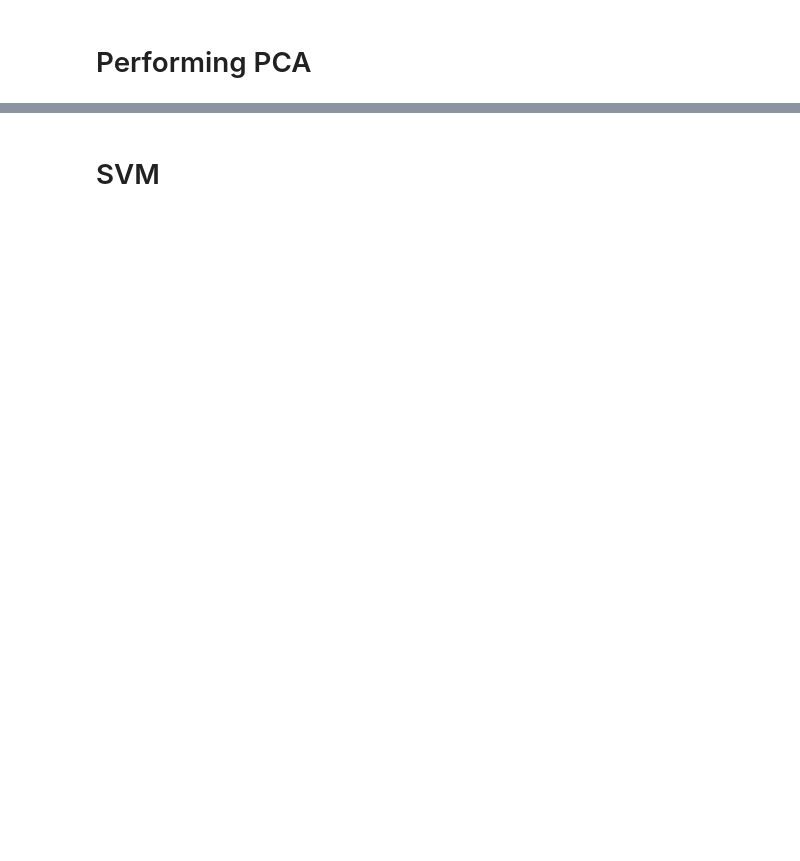
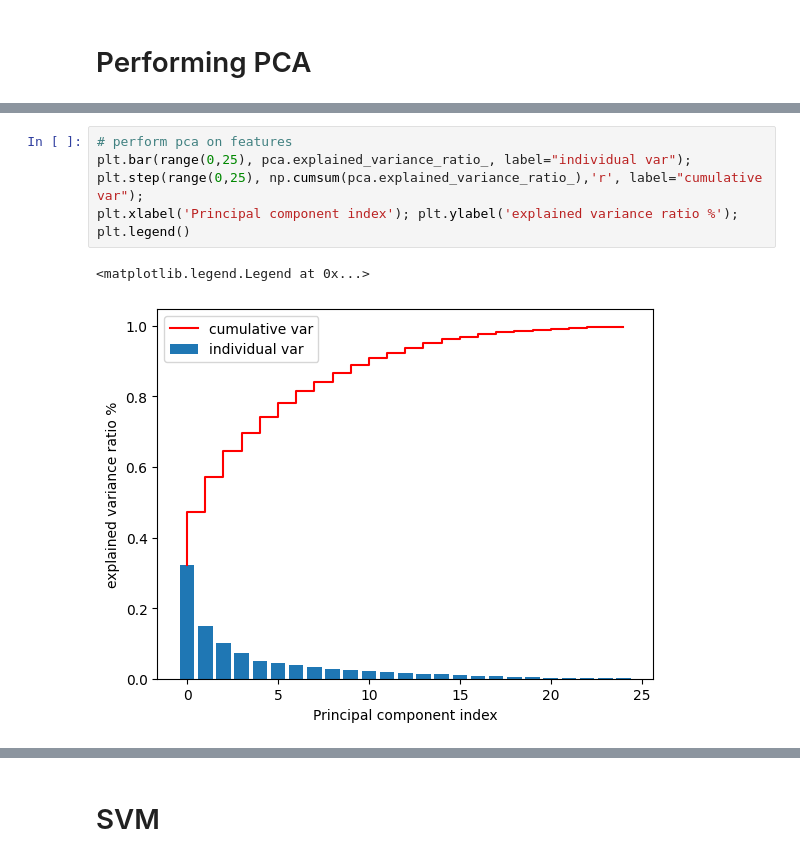
Before and after one commit to aacudad/EPO4-C2, a Jupyter notebook: main.ipynb, the cells around one changed output, grey strips where cells are left out. Saved outputs shown, nothing was run; the diff lists cells and outputs as text; blank space fills up the shorter version.

```diff
--- a/main.ipynb
+++ b/main.ipynb
@@ -191,0 +183,9 @@ plt.scatter(X_train_pca[:,0], X_train_pca[:,1], c=y_train)
+# %%
+# perform pca on features
+plt.bar(range(0,25), pca.explained_variance_ratio_, label="individual var");
+plt.step(range(0,25), np.cumsum(pca.explained_variance_ratio_),'r', label="cumulative var");
+plt.xlabel('Principal component index'); plt.ylabel('explained variance ratio %');
+plt.legend()
+# %% [output]
+<matplotlib.legend.Legend at 0x...>
+[figure, added]
```
Also changed, not shown: parts of 18 cells of this notebook, 3 other files.
